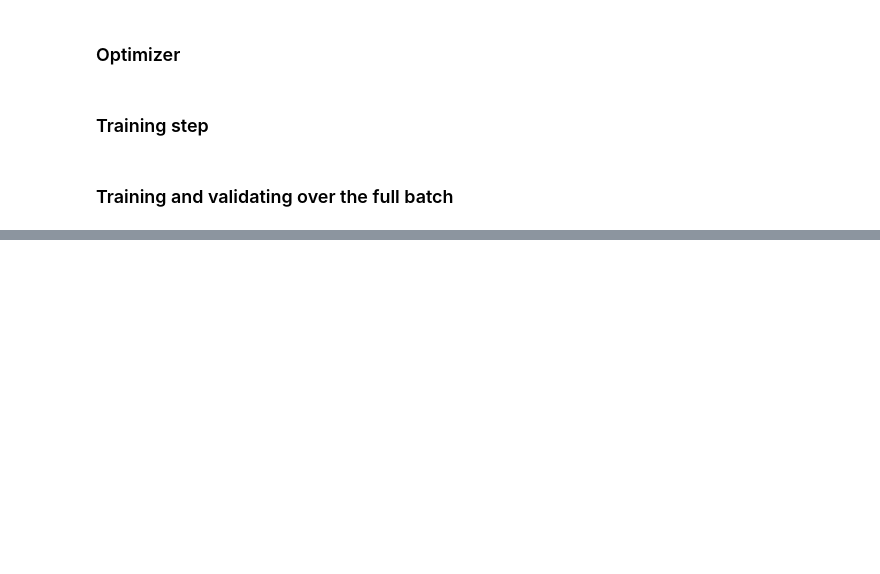
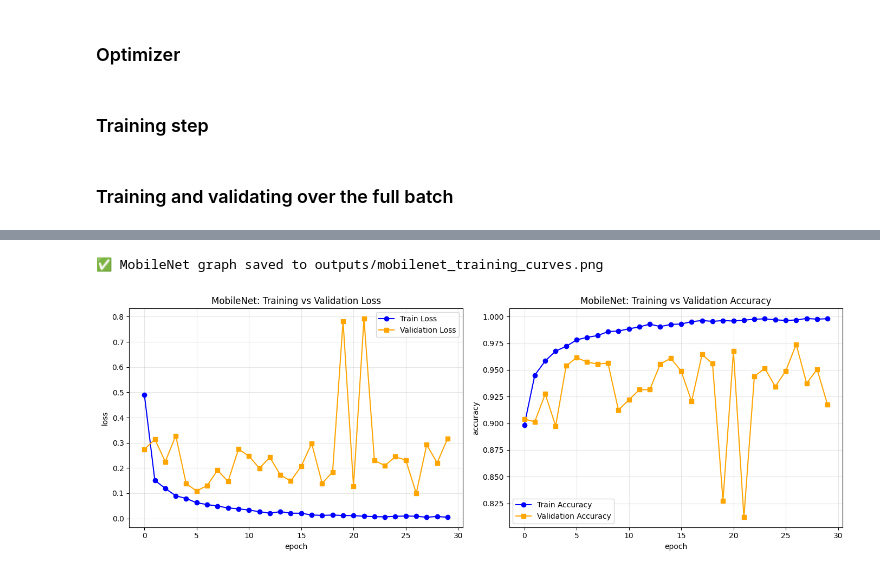
Before and after one commit to marioncalvo/IPEO_production, a Jupyter notebook: projet_full.ipynb, the cells around one changed output, grey strips where cells are left out. Drawn from its saved outputs; the diff is of its cells as text; code cells hidden in the pictures; blank space fills up the shorter version.

```diff
--- a/projet_full.ipynb
+++ b/projet_full.ipynb
@@ -118,9 +120,12 @@ criterion = CrossEntropyLoss()
 # %% [markdown]
 ### Optimizer
 # %%
+from torch.optim import SGD
+
 learning_rate = 0.01
 
-optimizer = SGD(model.parameters(),lr=learning_rate)
+optimizer_resnet = SGD(model_resnet.parameters(),lr=learning_rate)
+optimizer_mobilenet = SGD(model_mobilenet.parameters(),lr=learning_rate)
 # %% [markdown]
 ### Training step
 # %%
@@ -148,17 +153,27 @@ def training_step(batch, model, optimizer, device):
 # %% [markdown]
 ### Training and validating over the full batch
 # %%
+import numpy as np
+
 def train_epoch(train_dl, model, optimizer, device):
 
     # collect some statistics
     losses, accuracies = [], []
+    total_batches = len(train_dl)
+    print(f"Training: {total_batches} batches to process")
 
-    for batch in train_dl:
+    for batch_idx, batch in enumerate(train_dl, 1):
         loss, accuracy = training_step(batch, model, optimizer, device)
 
+        # append statistics (loss is a float already)
         losses.append(loss)
         accuracies.append(accuracy)
 
+        # Print progress every 10 batches
+        if batch_idx % 10 == 0 or batch_idx == total_batches:
+            print(f"  Batch {batch_idx}/{total_batches} - loss: {loss:.4f}, acc: {accuracy*100:.2f}%")
+
+    # protections si listes vides
     if len(losses) == 0:
         return 0.0, 0.0
 
@@ -193,0 +301,34 @@ def validate_epoch(val_dl, model, device):
+# %%
+trainlosses = np.array([stat["trainloss"] for stat in stats_mobilenet])
+trainaccuracy = np.array([stat["trainaccuracy"] for stat in stats_mobilenet])
+vallosses = np.array([stat["valloss"] for stat in stats_mobilenet])
+valaccuracy = np.array([stat["valaccuracy"] for stat in stats_mobilenet])
+epochs = np.array([stat["epoch"] for stat in stats_mobilenet])
+# Créer une figure avec 2 subplots (loss et accuracy)
+fig, (ax1, ax2) = plt.subplots(1, 2, figsize=(14, 5))
+
+# Subplot 1 : Loss (train + validation)
+ax1.plot(epochs, trainlosses, marker='o', label='Train Loss', color='blue')
+ax1.plot(epochs, vallosses, marker='s', label='Validation Loss', color='orange')
+ax1.set_xlabel("epoch")
+ax1.set_ylabel("loss")
+ax1.set_title("MobileNet: Training vs Validation Loss")
+ax1.grid(True, alpha=0.3)
+ax1.legend()
+
+# Subplot 2 : Accuracy (train + validation)
+ax2.plot(epochs, trainaccuracy, marker='o', label='Train Accuracy', color='blue')
+ax2.plot(epochs, valaccuracy, marker='s', label='Validation Accuracy', color='orange')
+ax2.set_xlabel("epoch")
+ax2.set_ylabel("accuracy")
+ax2.set_title("MobileNet: Training vs Validation Accuracy")
+ax2.grid(True, alpha=0.3)
+ax2.legend()
+
+plt.tight_layout()
+plt.savefig("outputs/mobilenet_training_curves.png", dpi=150, bbox_inches='tight')
+print("✅ MobileNet graph saved to outputs/mobilenet_training_curves.png")
+plt.show()
+# %% [output]
+✅ MobileNet graph saved to outputs/mobilenet_training_curves.png
+[figure, added]
```
Also changed, not shown: parts of 4 cells of this notebook.
